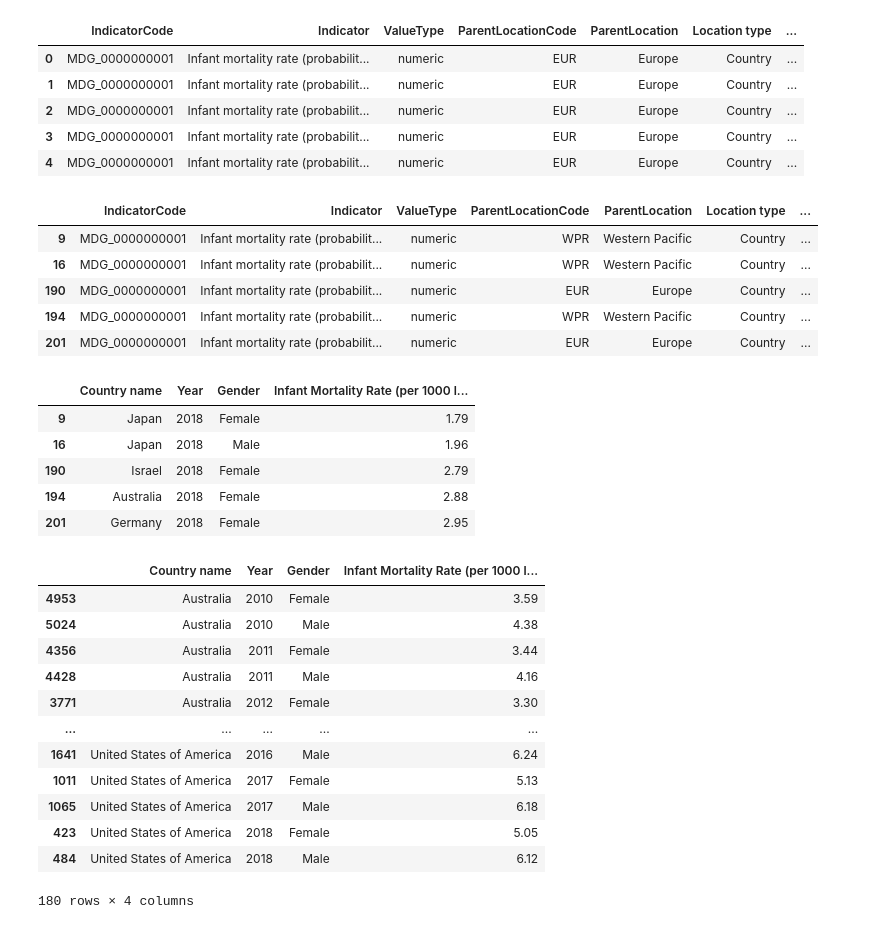
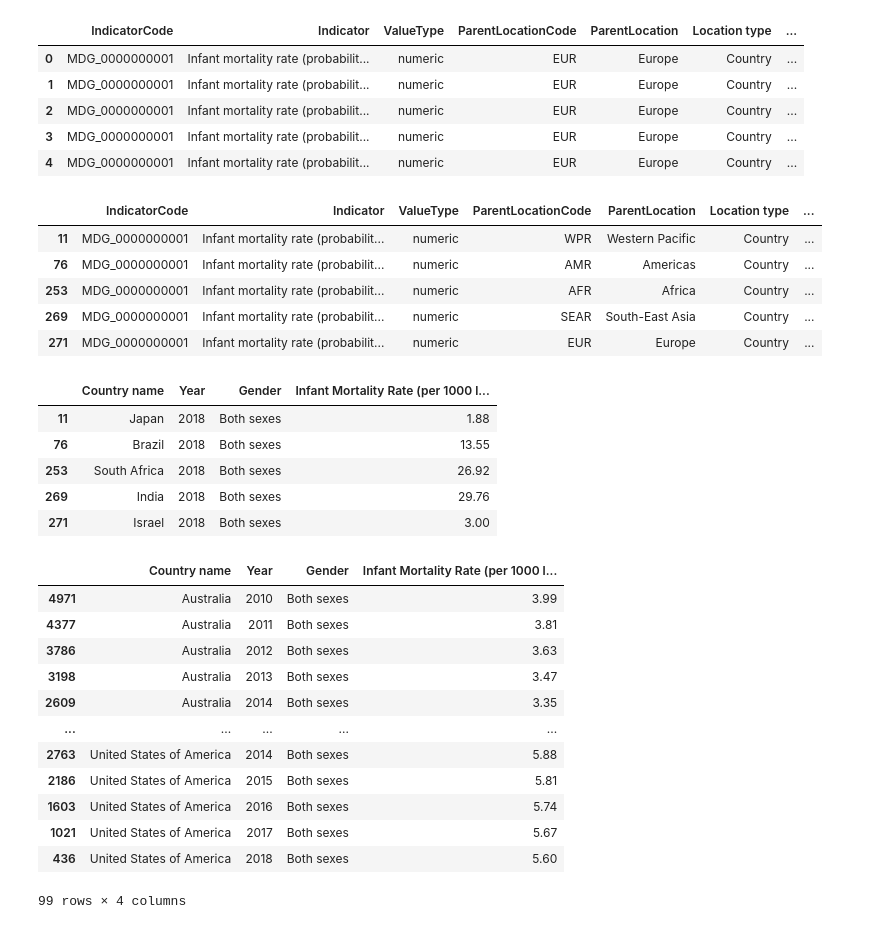
Before and after one commit to fiyang89/project-1-group-8, a Jupyter notebook: Infant Mortality Rate.ipynb, the cells around one changed output. Saved outputs shown, nothing was run; the diff lists cells and outputs as text; code cells hidden in the pictures.

```diff
--- a/Infant Mortality Rate.ipynb
+++ b/Infant Mortality Rate.ipynb
@@ -30,23 +36,23 @@ infant_mortality_cleanna.head()
 # %%
 # temp_df = city_data_df[(city_data_df["Max Temp"] >= 21) & (city_data_df["Max Temp"] <= 27) & (city_data_df["Wind Speed"] <= 10)]
 # temp_df
-countries = ["JPN", "USA","CHN","RUS","IND","DEU","ZAF","GBR","ISR","AUS"]
+countries = ["JPN", "USA","CHN","RUS","IND","DEU","ZAF","GBR","ISR","AUS","BRA"]
 # df = reduced_df.loc[(reduced_df["Country name"].isin(countries)) &
                     #(reduced_df["Year"] > 2009) &
                     #(reduced_df["Year"] < 2019)]
 infant_mortality_clean_df = infant_mortality_cleanna.loc[(infant_mortality_cleanna["SpatialDimValueCode"].isin(countries)) &
                                                           (infant_mortality_cleanna["Period"] > 2009) &
                                                           (infant_mortality_cleanna["Period"] < 2019) &
-                                                          (infant_mortality_cleanna["Dim1"] != "Both sexes")]
+                                                          (infant_mortality_cleanna["Dim1"] == "Both sexes")]
 
 infant_mortality_clean_df.head()
 # %% [output]
 |  | IndicatorCode | Indicator | ValueType | ParentLocationCode | ParentLocation | Location type | ... |
-| 9 | MDG_0000000001 | Infant mortality rate (probabilit... | numeric | WPR | Western Pacific | Country | ... |
-| 16 | MDG_0000000001 | Infant mortality rate (probabilit... | numeric | WPR | Western Pacific | Country | ... |
-| 190 | MDG_0000000001 | Infant mortality rate (probabilit... | numeric | EUR | Europe | Country | ... |
-| 194 | MDG_0000000001 | Infant mortality rate (probabilit... | numeric | WPR | Western Pacific | Country | ... |
-| 201 | MDG_0000000001 | Infant mortality rate (probabilit... | numeric | EUR | Europe | Country | ... |
+| 11 | MDG_0000000001 | Infant mortality rate (probabilit... | numeric | WPR | Western Pacific | Country | ... |
+| 76 | MDG_0000000001 | Infant mortality rate (probabilit... | numeric | AMR | Americas | Country | ... |
+| 253 | MDG_0000000001 | Infant mortality rate (probabilit... | numeric | AFR | Africa | Country | ... |
+| 269 | MDG_0000000001 | Infant mortality rate (probabilit... | numeric | SEAR | South-East Asia | Country | ... |
+| 271 | MDG_0000000001 | Infant mortality rate (probabilit... | numeric | EUR | Europe | Country | ... |
 # %%
 # age_sex = titanic[["Age", "Sex"]]
 inf_mor_clean = infant_mortality_clean_df[["Location","Period","Dim1","FactValueNumeric"]]
@@ -61,29 +67,29 @@ inf_mor_clean = inf_mor_clean.rename(columns={
 inf_mor_clean.head()
 # %% [output]
 |  | Country name | Year | Gender | Infant Mortality Rate (per 1000 l... |
-| 9 | Japan | 2018 | Female | 1.79 |
-| 16 | Japan | 2018 | Male | 1.96 |
-| 190 | Israel | 2018 | Female | 2.79 |
-| 194 | Australia | 2018 | Female | 2.88 |
-| 201 | Germany | 2018 | Female | 2.95 |
+| 11 | Japan | 2018 | Both sexes | 1.88 |
+| 76 | Brazil | 2018 | Both sexes | 13.55 |
+| 253 | South Africa | 2018 | Both sexes | 26.92 |
+| 269 | India | 2018 | Both sexes | 29.76 |
+| 271 | Israel | 2018 | Both sexes | 3.00 |
 # %%
 #df.sort_values(by=['col1'])
 inf_mor_clean = inf_mor_clean.sort_values(by=["Country name","Year"])
 inf_mor_clean
 # %% [output]
 |  | Country name | Year | Gender | Infant Mortality Rate (per 1000 l... |
-| 4953 | Australia | 2010 | Female | 3.59 |
-| 5024 | Australia | 2010 | Male | 4.38 |
-| 4356 | Australia | 2011 | Female | 3.44 |
-| 4428 | Australia | 2011 | Male | 4.16 |
-| 3771 | Australia | 2012 | Female | 3.30 |
+| 4971 | Australia | 2010 | Both sexes | 3.99 |
+| 4377 | Australia | 2011 | Both sexes | 3.81 |
+| 3786 | Australia | 2012 | Both sexes | 3.63 |
+| 3198 | Australia | 2013 | Both sexes | 3.47 |
+| 2609 | Australia | 2014 | Both sexes | 3.35 |
 | ... | ... | ... | ... | ... |
-| 1641 | United States of America | 2016 | Male | 6.24 |
-| 1011 | United States of America | 2017 | Female | 5.13 |
-| 1065 | United States of America | 2017 | Male | 6.18 |
-| 423 | United States of America | 2018 | Female | 5.05 |
-| 484 | United States of America | 2018 | Male | 6.12 |
+| 2763 | United States of America | 2014 | Both sexes | 5.88 |
+| 2186 | United States of America | 2015 | Both sexes | 5.81 |
+| 1603 | United States of America | 2016 | Both sexes | 5.74 |
+| 1021 | United States of America | 2017 | Both sexes | 5.67 |
+| 436 | United States of America | 2018 | Both sexes | 5.60 |
-180 rows × 4 columns
+99 rows × 4 columns
 # %%
 #df.reset_index()
 # df = df.reset_index(drop=True)
```
Also changed, not shown: parts of 9 cells of this notebook, 12 other files.
